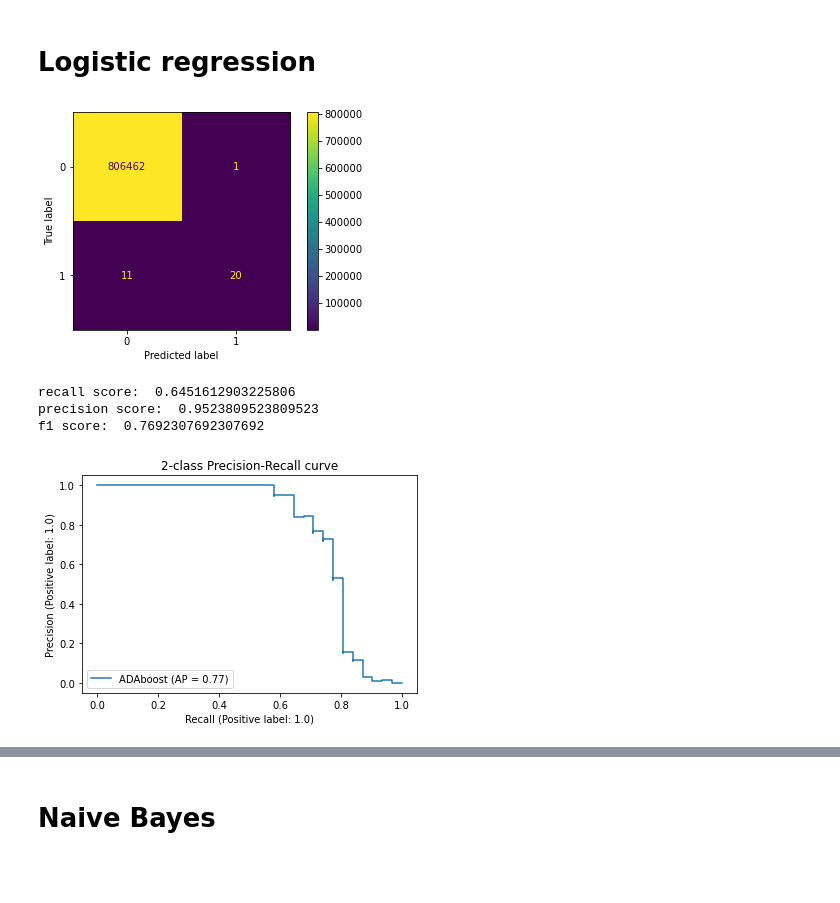
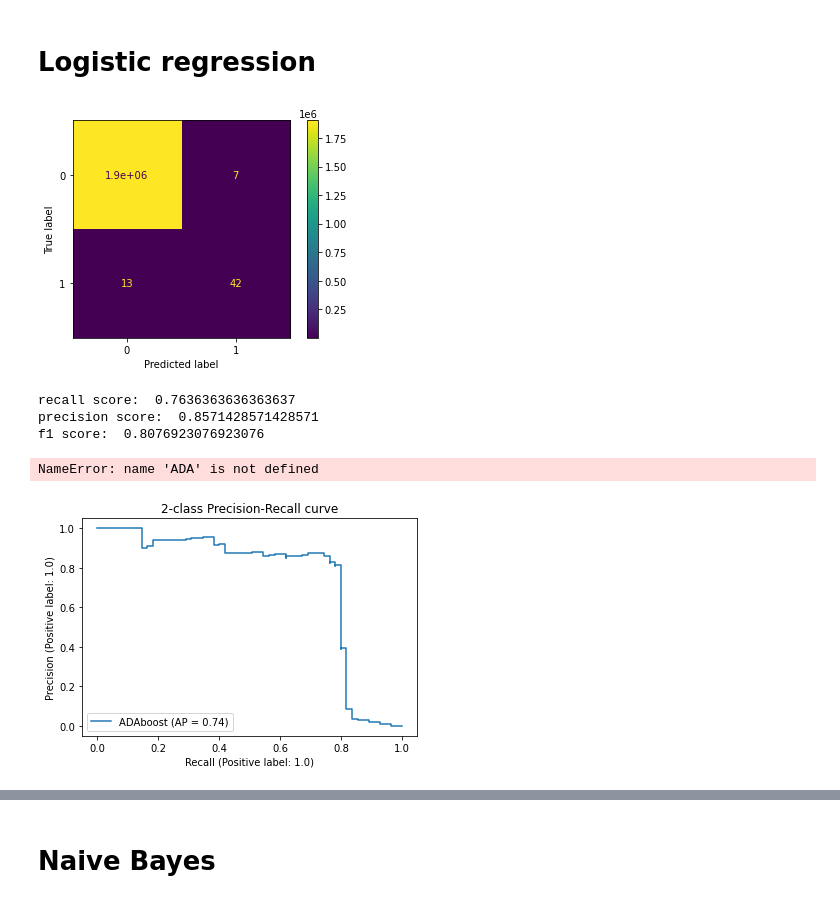
Before and after one commit to Basvdbrink1998/Entry-linking-in-18th-century-VOC-slave-archives, a Jupyter notebook: Annotation/Benchmarks.ipynb, the cells around one changed output, grey strips where cells are left out. Drawn from its saved outputs; the diff is of its cells as text; code cells hidden in the pictures; blank space fills up the shorter version.

Commit message:
Updated pipeline

```diff
--- a/Annotation/Benchmarks.ipynb
+++ b/Annotation/Benchmarks.ipynb
@@ -57,7 +58,7 @@ data_folder = "../../Data"
 structured_data_folder = data_folder + "/structured_data"
 text_path = data_folder + "/text"
 data_path = structured_data_folder + "/test.csv"
-dist_folder = structured_data_folder + "/filtered_Distances"
+dist_folder = structured_data_folder + "/Distances_jw"
 figure_folder = "../Figures/Results/Embeddings"
 model_folder = "../Models/Embeddings"
 matches = pd.read_csv(structured_data_folder + "/Matches/Bas3.csv", index_col=0)
@@ -75,9 +79,9 @@ for i, match in matches.iterrows():
     if match["transaction_indx"] != "None":
         indx = distances.query(f"permission_indx == {match['permission_indx']} & transaction_indx == {match['transaction_indx']}").index
         all_data.loc[indx, "Match"] = 1
-data = all_data.iloc[:, 3:-1]
+data = all_data.iloc[:, :-1]
 y = all_data.iloc[:, -1]
-X_train, X_test, y_train, y_test = train_test_split(data, y, test_size=0.3, random_state=42)
+X_train, X_test, y_train, y_test = train_test_split(data, y, test_size=0.5, random_state=42)
 # %% [output]
 A value is trying to be set on a copy of a slice from a DataFrame.
 Try using .loc[row_indexer,col_indexer] = value instead
@@ -195,8 +212,8 @@ print(f"{X_train.shape[0]} rows after blocking")
 # %%
-X_train = X_train.to_numpy().astype(float)
+X_train = X_train.iloc[:,3:].to_numpy().astype(float)
 y_train = y_train.to_numpy().astype(float)
 
-X_test = X_test.to_numpy().astype(float)
+X_test = X_test.iloc[:,3:].to_numpy().astype(float)
 y_test = y_test.to_numpy().astype(float)
 # %% [markdown]
 # Rule based
@@ -269,7 +281,7 @@ f1 score:  0.0
 # %% [markdown]
 # K nearest neighbors
 # %%
-from sklearn.neighbors import KNeighborsClassifier
-KNNClf = fit_and_test_classifier(KNeighborsClassifier(n_neighbors=1), X_train, X_test, y_train, y_test, model_name="KNN", figure_folder=figure_folder)
+# from sklearn.neighbors import KNeighborsClassifier
+# KNNClf = fit_and_test_classifier(KNeighborsClassifier(n_neighbors=1), X_train, X_test, y_train, y_test, model_name="KNN", figure_folder=figure_folder)
 
-Classifiers["KNeigbors classifier"] = KNNClf
+# Classifiers["KNeigbors classifier"] = KNNClf
@@ -282,16 +288,17 @@ f1 score:  0.7777777777777777
 # %% [markdown]
 # Logistic regression
 # %%
-est = make_pipeline(StandardScaler(),AdaBoostClassifier(n_estimators=30, random_state=0))
+est = make_pipeline(StandardScaler(),AdaBoostClassifier(n_estimators=100, random_state=0))
 LGClf = fit_and_test_classifier(est, X_train, X_test, y_train, y_test, model_name="ADAboost", figure_folder=figure_folder)
 
-Classifiers["Logistic Regression"] = LGClf
+Classifiers["Logistic Regression"] = ADA
 # %% [output]
-[figure, old version]
+[figure, new version]
-recall score:  0.6451612903225806
-precision score:  0.9523809523809523
-f1 score:  0.7692307692307692
+recall score:  0.7636363636363637
+precision score:  0.8571428571428571
+f1 score:  0.8076923076923076
+NameError: name 'ADA' is not defined
-[figure, old version]
+[figure, new version]
 # %%
 est = make_pipeline(StandardScaler(), LogisticRegressionCV(scoring='f1'))
 LGClf = fit_and_test_classifier(est, X_train, X_test, y_train, y_test, model_name="Log_reg2", figure_folder=figure_folder)
```
Also changed, not shown: parts of 36 cells of this notebook, 7 other files.
